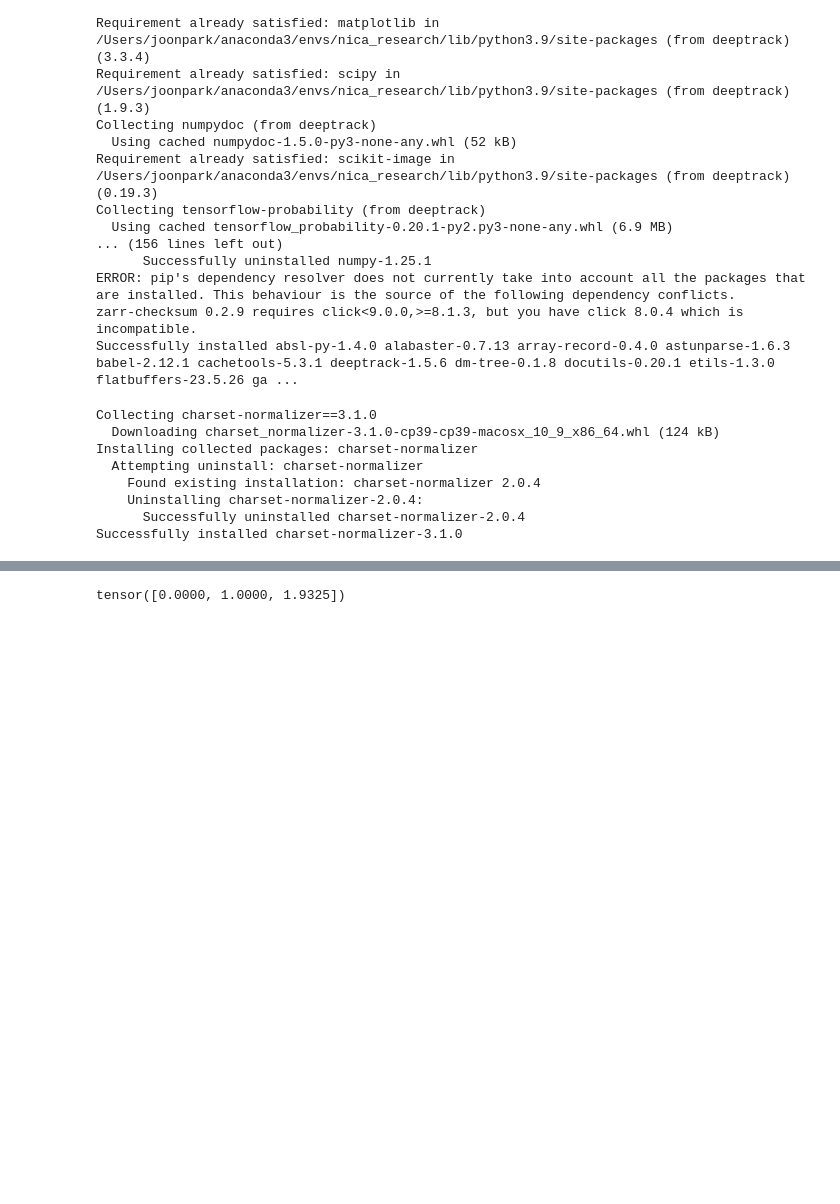
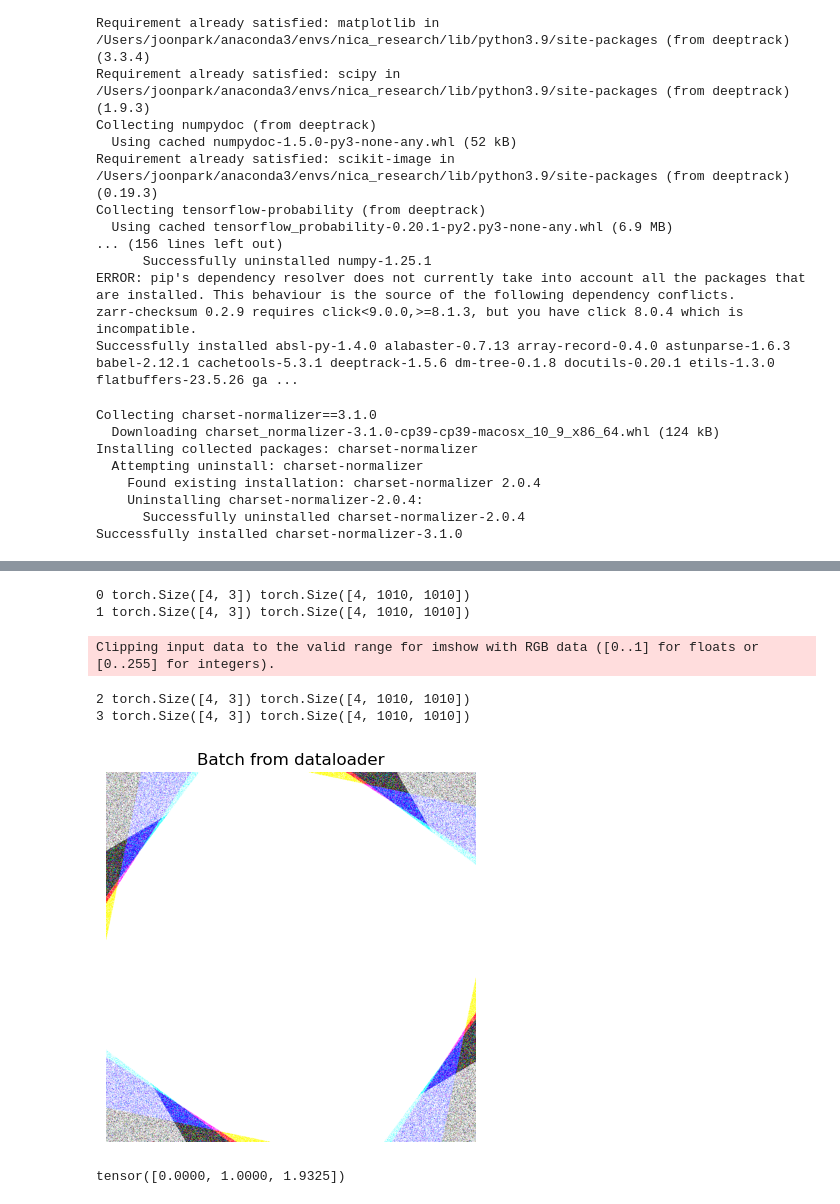
Before and after one commit to joonpark2019/GroupEquivariantCNN, a Jupyter notebook: LodeStar/Dataset.ipynb, the cells around one changed output, grey strips where cells are left out. Drawn from its saved outputs; the diff is of its cells as text; code cells hidden in the pictures; blank space fills up the shorter version.

```diff
--- a/LodeStar/Dataset.ipynb
+++ b/LodeStar/Dataset.ipynb
@@ -142,3 +142,44 @@ sample = next(iter(dataloader))
+# %%
+def show_batch(sample_batched):
+    """Show image with landmarks for a batch of samples."""
+    images_batch = sample_batched['image']
+    batch_size = len(images_batch)
+    im_size = images_batch.size(1)
+    grid_border_size = 2
+
+    grid = utils.make_grid(images_batch)
+    plt.imshow(grid.numpy().transpose((1, 2, 0)))
+
+    for i in range(batch_size):
+        # plt.scatter(landmarks_batch[i, :, 0].numpy() + i * im_size + (i + 1) * grid_border_size,
+        #             landmarks_batch[i, :, 1].numpy() + grid_border_size,
+        #             s=10, marker='.', c='r')
+
+        plt.title('Batch from dataloader')
+
+# if you are using Windows, uncomment the next line and indent the for loop.
+# you might need to go back and change ``num_workers`` to 0.
+
+# if __name__ == '__main__':
+for i_batch, sample_batched in enumerate(dataloader):
+    print(i_batch, sample_batched['xytheta'].size(),
+          sample_batched['image'].size())
+
+    # observe 4th batch and stop.
+    if i_batch == 3:
+        plt.figure()
+        show_batch(sample_batched)
+        plt.axis('off')
+        plt.ioff()
+        plt.show()
+        break
+# %% [output]
+0 torch.Size([4, 3]) torch.Size([4, 1010, 1010])
+1 torch.Size([4, 3]) torch.Size([4, 1010, 1010])
+Clipping input data to the valid range for imshow with RGB data ([0..1] for floats or [0..255] for integers).
+2 torch.Size([4, 3]) torch.Size([4, 1010, 1010])
+3 torch.Size([4, 3]) torch.Size([4, 1010, 1010])
+[figure, added]
 # %%
 sample['xytheta'][0]
 # %% [output]
```
Also changed, not shown: parts of 2 cells of this notebook, 6 other files.
